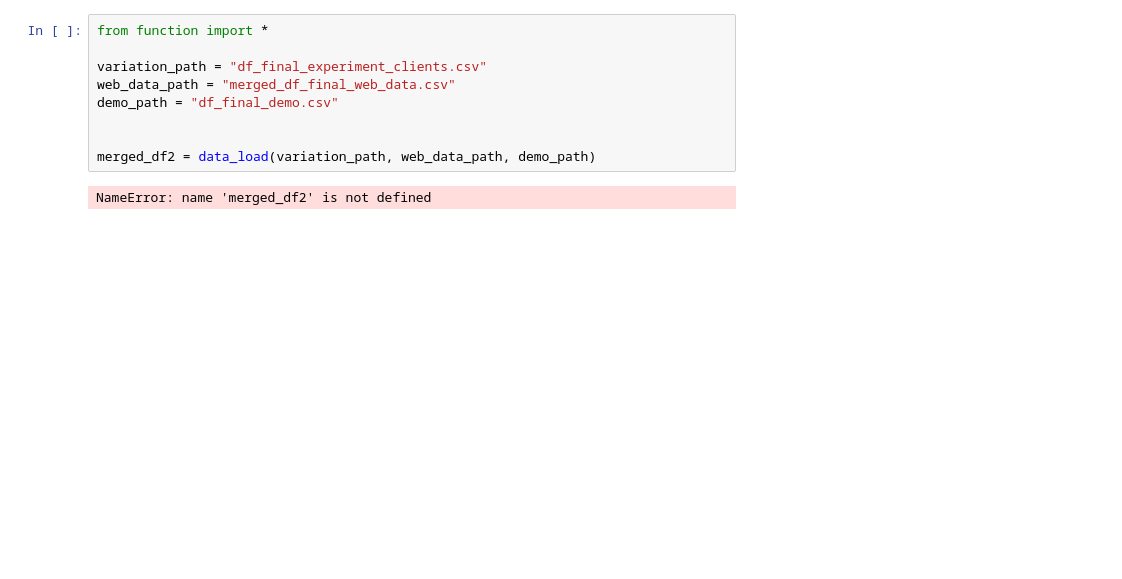
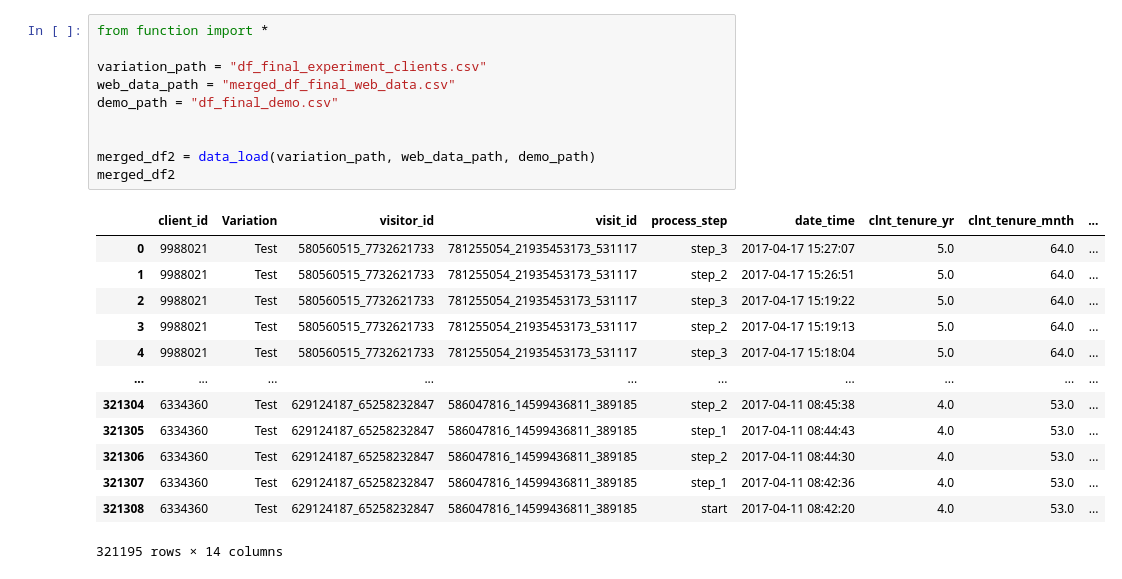
Before and after one commit to kaveri-chetia/Major-Project-1, a Jupyter notebook: notebook/test.ipynb, the cells around one changed output. Cells and saved outputs as stored; diff of their text form; blank space fills up the shorter version.

```diff
--- a/notebook/test.ipynb
+++ b/notebook/test.ipynb
@@ -1,11 +1,24 @@
 # %%
 from function import *
 
 variation_path = "df_final_experiment_clients.csv"
 web_data_path = "merged_df_final_web_data.csv"
 demo_path = "df_final_demo.csv"
 
 
 merged_df2 = data_load(variation_path, web_data_path, demo_path)
+merged_df2
 # %% [output]
+|  | client_id | Variation | visitor_id | visit_id | process_step | date_time | clnt_tenure_yr | clnt_tenure_mnth | ... |
+| 0 | 9988021 | Test | 580560515_7732621733 | 781255054_21935453173_531117 | step_3 | 2017-04-17 15:27:07 | 5.0 | 64.0 | ... |
+| 1 | 9988021 | Test | 580560515_7732621733 | 781255054_21935453173_531117 | step_2 | 2017-04-17 15:26:51 | 5.0 | 64.0 | ... |
+| 2 | 9988021 | Test | 580560515_7732621733 | 781255054_21935453173_531117 | step_3 | 2017-04-17 15:19:22 | 5.0 | 64.0 | ... |
+| 3 | 9988021 | Test | 580560515_7732621733 | 781255054_21935453173_531117 | step_2 | 2017-04-17 15:19:13 | 5.0 | 64.0 | ... |
+| 4 | 9988021 | Test | 580560515_7732621733 | 781255054_21935453173_531117 | step_3 | 2017-04-17 15:18:04 | 5.0 | 64.0 | ... |
+| ... | ... | ... | ... | ... | ... | ... | ... | ... | ... |
+| 321304 | 6334360 | Test | 629124187_65258232847 | 586047816_14599436811_389185 | step_2 | 2017-04-11 08:45:38 | 4.0 | 53.0 | ... |
+| 321305 | 6334360 | Test | 629124187_65258232847 | 586047816_14599436811_389185 | step_1 | 2017-04-11 08:44:43 | 4.0 | 53.0 | ... |
+| 321306 | 6334360 | Test | 629124187_65258232847 | 586047816_14599436811_389185 | step_2 | 2017-04-11 08:44:30 | 4.0 | 53.0 | ... |
+| 321307 | 6334360 | Test | 629124187_65258232847 | 586047816_14599436811_389185 | step_1 | 2017-04-11 08:42:36 | 4.0 | 53.0 | ... |
+| 321308 | 6334360 | Test | 629124187_65258232847 | 586047816_14599436811_389185 | start | 2017-04-11 08:42:20 | 4.0 | 53.0 | ... |
-NameError: name 'merged_df2' is not defined
+321195 rows × 14 columns
```
Also changed, not shown: parts of 10 cells of this notebook, 5 other files.
